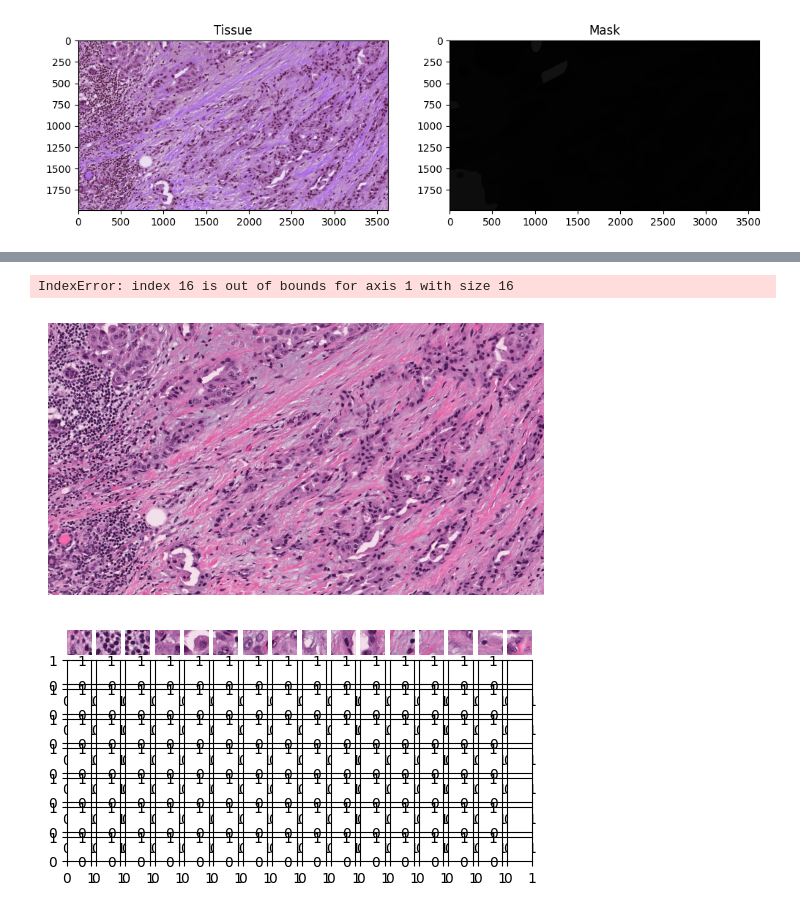
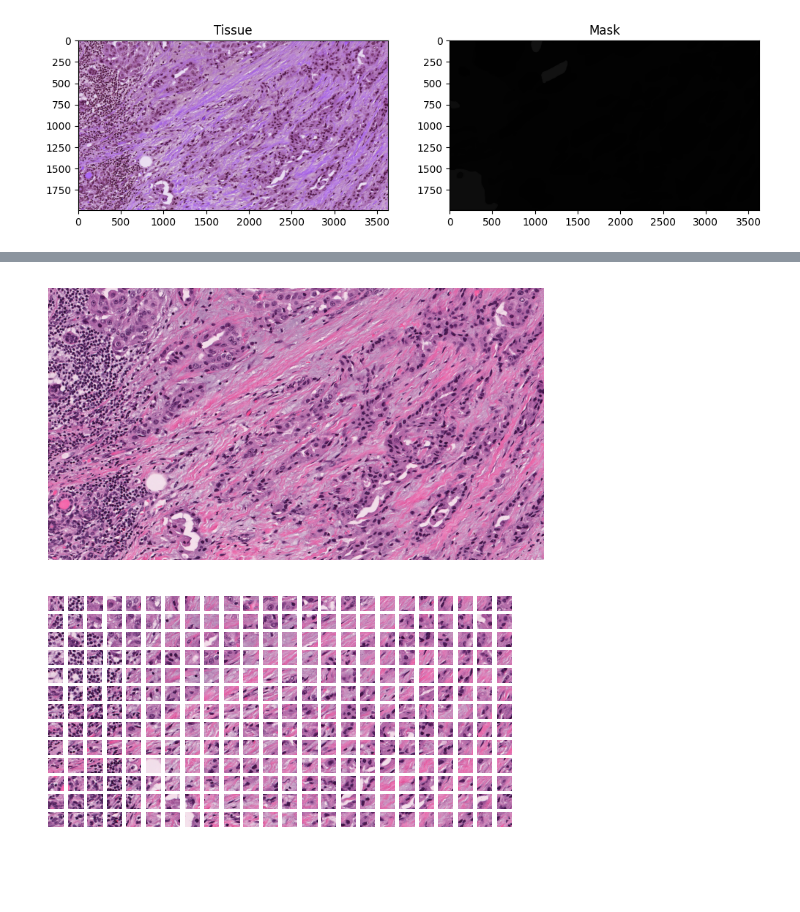
Before and after one commit to RafsanJany-44/Img_PreProcessing, a Jupyter notebook: Img_Slicing/patchify_01.ipynb, the cells around one changed output, grey strips where cells are left out. Saved outputs shown, nothing was run; the diff lists cells and outputs as text; code cells hidden in the pictures; blank space fills up the shorter version.

```diff
--- a/Img_Slicing/patchify_01.ipynb
+++ b/Img_Slicing/patchify_01.ipynb
@@ -44,7 +44,7 @@ plt.show()
 (1991, 3626, 3)
 [figure]
 # %%
-patches_img = patchify(tissue_img, (100,100,3), step=100)
+patches_img = patchify(tissue_img, (100,100,3), step=150)
 # %%
 patches_img.shape
 # %% [output]
@@ -52,8 +52,11 @@ patches_img.shape
+# %%
+row = patches_img.shape[0]
+col = patches_img.shape[1]
 # %%
 gather_img = []
 
-for i in range(patches_img.shape[0]):
-    for j in range(patches_img.shape[1]):
+for i in range(row):
+    for j in range(col):
         get_patches_img = patches_img[i,j,:,:,:]
         gather_img.append(get_patches_img)
 # %%
@@ -68,17 +71,16 @@ plt.imshow(gather_img[1][0])
 # %%
 plt.imshow(tissue_img)
 plt.axis('off')
 
-fig1, ax1 = plt.subplots(nrows=8,ncols=16,figsize=(6,3))
+fig1, ax1 = plt.subplots(nrows=row,ncols=col,figsize=(6,3))
 
 a=0
 
-for R1 in range(patches_img.shape[0]):
-    for C1 in range(16):
+for R1 in range(row):
+    for C1 in range(col):
         ax1[R1, C1].imshow(gather_img[a][0])
         ax1[R1,C1].axis("off")
         a+=1
 # %% [output]
-IndexError: index 16 is out of bounds for axis 1 with size 16
 [figure]
-[figure, old version]
+[figure, new version]
```
Also changed, not shown: parts of 5 cells of this notebook.
